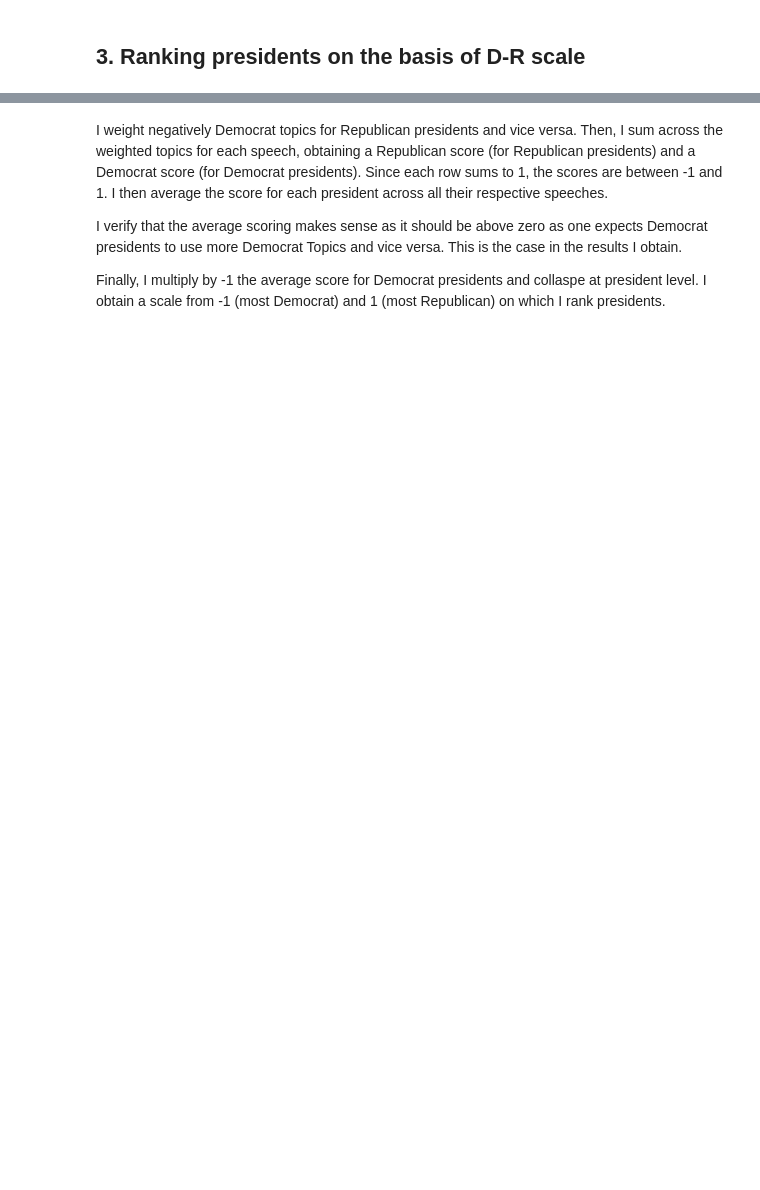
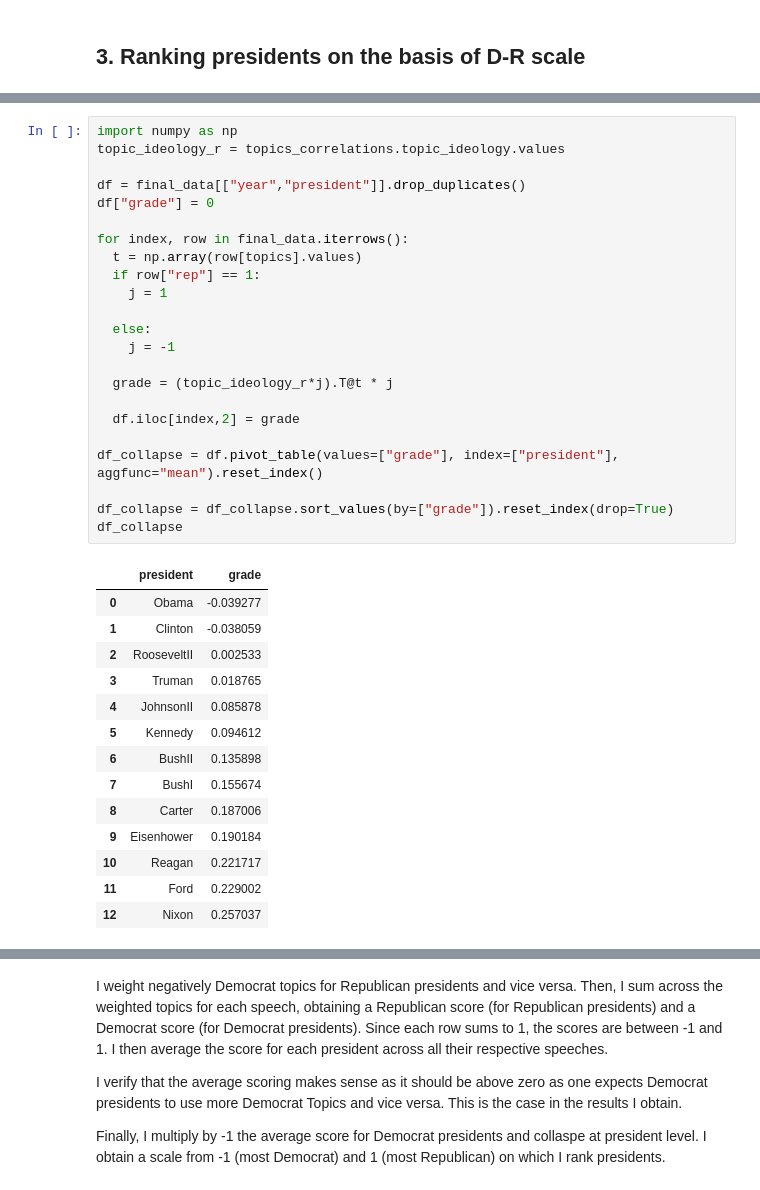
Before and after one commit to mearoche/text-mining-tutorial, a Jupyter notebook: Ass3.ipynb, the cells around one changed output, grey strips where cells are left out. Saved outputs shown, nothing was run; the diff lists cells and outputs as text; blank space fills up the shorter version.

```diff
--- a/Ass3.ipynb
+++ b/Ass3.ipynb
@@ -318,0 +393,38 @@ To note: I can proceed this way as the sample is well balanced with 50.7% of spe
+# %%
+import numpy as np
+topic_ideology_r = topics_correlations.topic_ideology.values
+
+df = final_data[["year","president"]].drop_duplicates()
+df["grade"] = 0
+
+for index, row in final_data.iterrows():
+  t = np.array(row[topics].values)
+  if row["rep"] == 1:
+    j = 1
+
+  else:
+    j = -1
+
+  grade = (topic_ideology_r*j).T@t * j
+
+  df.iloc[index,2] = grade
+
+df_collapse = df.pivot_table(values=["grade"], index=["president"], aggfunc="mean").reset_index()
+
+df_collapse = df_collapse.sort_values(by=["grade"]).reset_index(drop=True)
+df_collapse
+# %% [output]
+|  | president | grade |
+| 0 | Obama | -0.039277 |
+| 1 | Clinton | -0.038059 |
+| 2 | RooseveltII | 0.002533 |
+| 3 | Truman | 0.018765 |
+| 4 | JohnsonII | 0.085878 |
+| 5 | Kennedy | 0.094612 |
+| 6 | BushII | 0.135898 |
+| 7 | BushI | 0.155674 |
+| 8 | Carter | 0.187006 |
+| 9 | Eisenhower | 0.190184 |
+| 10 | Reagan | 0.221717 |
+| 11 | Ford | 0.229002 |
+| 12 | Nixon | 0.257037 |
```
Also changed, not shown: parts of 15 cells of this notebook.
